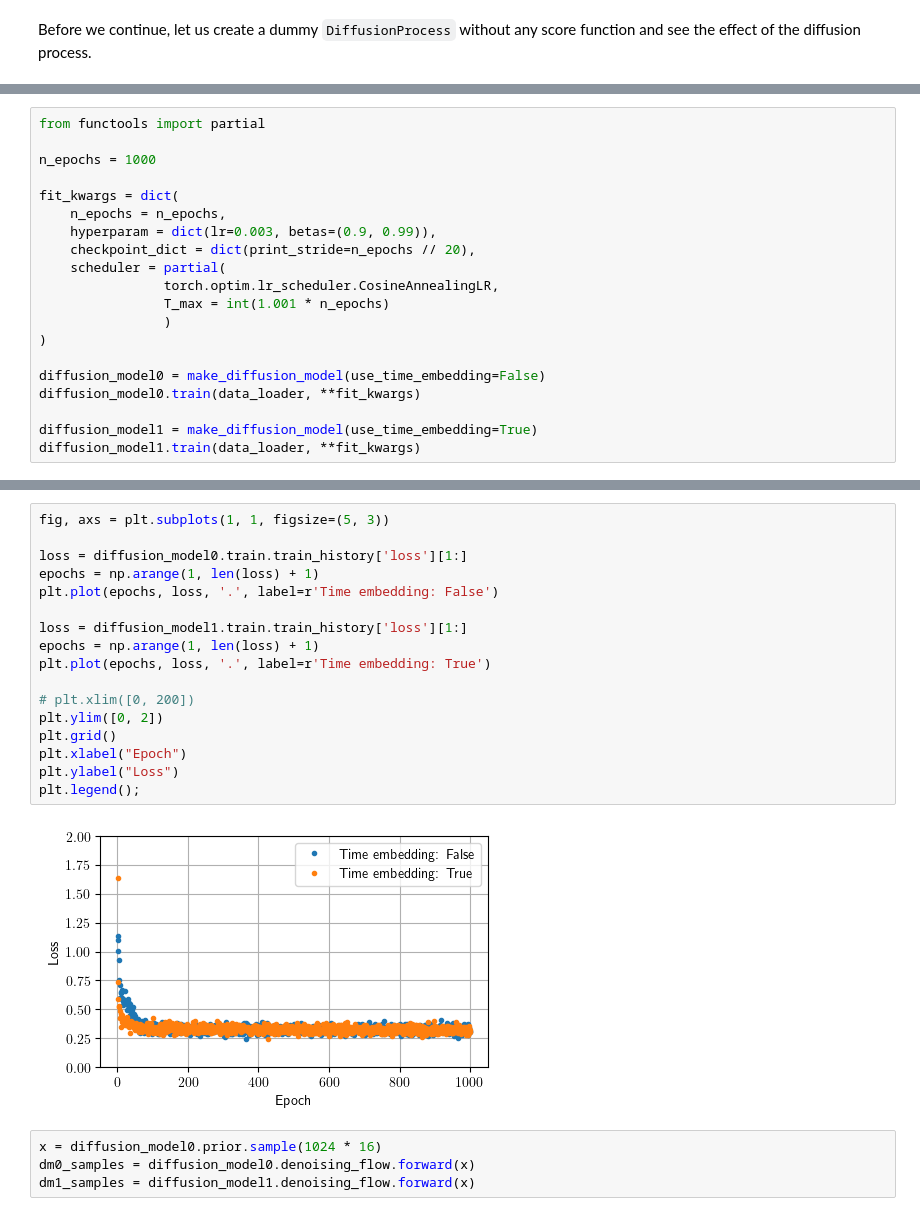
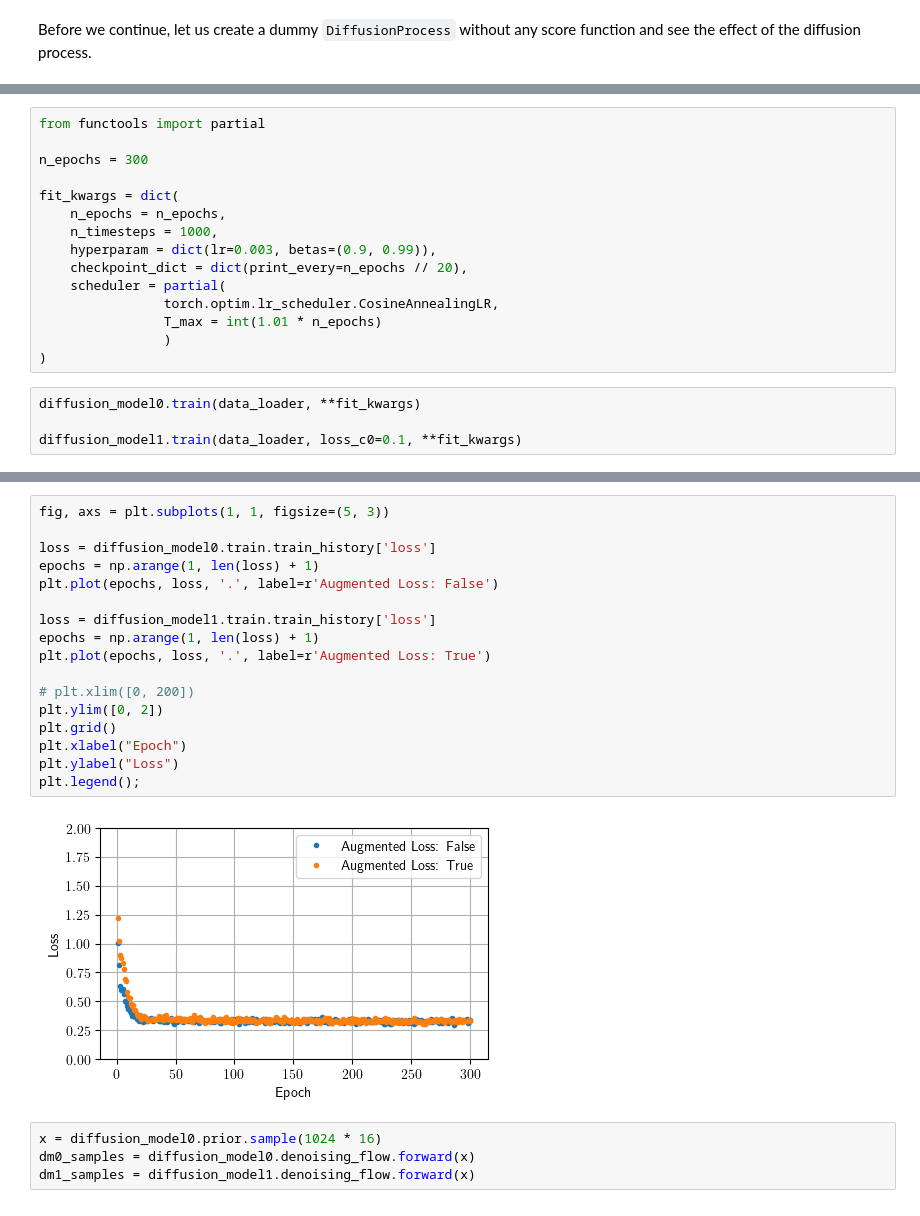
Before and after one commit to jkomijani/diffusion_model, a Jupyter notebook: examples/diffusion-model_1dof.ipynb, the cells around one changed output, grey strips where cells are left out. Drawn from its saved outputs; the diff is of its cells as text.

Commit message:
Tranier and DiffusionProcess is reorganized.

```diff
--- a/examples/diffusion-model_1dof.ipynb
+++ b/examples/diffusion-model_1dof.ipynb
@@ -474,21 +405,20 @@ def make_diffusion_model(use_time_embedding=True):
+# %%
+from functools import partial
+
+n_epochs = 300
+
+fit_kwargs = dict(
+    n_epochs = n_epochs,
+    n_timesteps = 1000,
+    hyperparam = dict(lr=0.003, betas=(0.9, 0.99)),
+    checkpoint_dict = dict(print_every=n_epochs // 20),
+    scheduler = partial(
+                torch.optim.lr_scheduler.CosineAnnealingLR,
+                T_max = int(1.01 * n_epochs)
+                )
+)
 # %%
-from functools import partial
-
-n_epochs = 1000
-
-fit_kwargs = dict(
-    n_epochs = n_epochs,
-    hyperparam = dict(lr=0.003, betas=(0.9, 0.99)),
-    checkpoint_dict = dict(print_stride=n_epochs // 20),
-    scheduler = partial(
-                torch.optim.lr_scheduler.CosineAnnealingLR,
-                T_max = int(1.001 * n_epochs)
-                )
-)
-
-diffusion_model0 = make_diffusion_model(use_time_embedding=False)
 diffusion_model0.train(data_loader, **fit_kwargs)
 
-diffusion_model1 = make_diffusion_model(use_time_embedding=True)
-diffusion_model1.train(data_loader, **fit_kwargs)
+diffusion_model1.train(data_loader, loss_c0=0.1, **fit_kwargs)
 # %% [output]
@@ -512,22 +442,22 @@ Epoch: 1000 | loss: 0.3042
 # %%
 fig, axs = plt.subplots(1, 1, figsize=(5, 3))
 
-loss = diffusion_model0.train.train_history['loss'][1:]
+loss = diffusion_model0.train.train_history['loss']
 epochs = np.arange(1, len(loss) + 1)
-plt.plot(epochs, loss, '.', label=r'Time embedding: False')
+plt.plot(epochs, loss, '.', label=r'Augmented Loss: False')
 
-loss = diffusion_model1.train.train_history['loss'][1:]
+loss = diffusion_model1.train.train_history['loss']
 epochs = np.arange(1, len(loss) + 1)
-plt.plot(epochs, loss, '.', label=r'Time embedding: True')
+plt.plot(epochs, loss, '.', label=r'Augmented Loss: True')
 
 # plt.xlim([0, 200])
 plt.ylim([0, 2])
 plt.grid()
 plt.xlabel("Epoch")
 plt.ylabel("Loss")
 plt.legend();
 # %% [output]
-[figure, old version]
+[figure, new version]
 # %%
 x = diffusion_model0.prior.sample(1024 * 16)
 dm0_samples = diffusion_model0.denoising_flow.forward(x)
```
Also changed, not shown: parts of 19 cells of this notebook, 4 other files.
